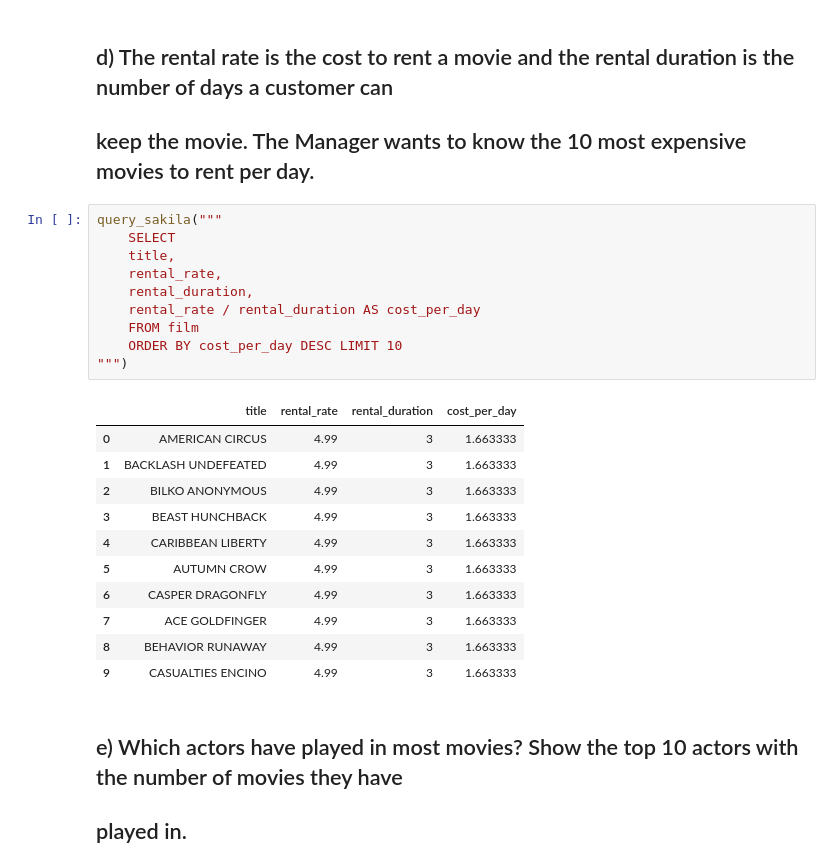
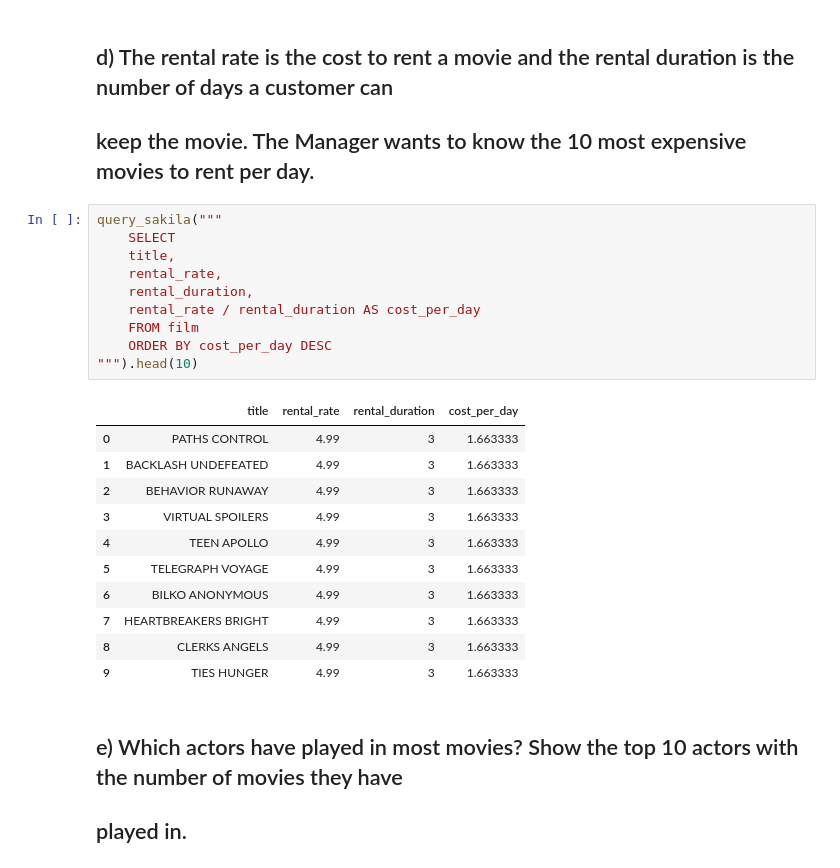
Before and after one commit to EdvinGlawing/sakila_lab_edvin_glawing, a Jupyter notebook: jupyter_notebook.ipynb, the cells around one changed output. Drawn from its saved outputs; the diff is of its cells as text.

```diff
--- a/jupyter_notebook.ipynb
+++ b/jupyter_notebook.ipynb
@@ -120,25 +120,25 @@ query_sakila("""
 # %%
 query_sakila("""
     SELECT
     title,
     rental_rate,
     rental_duration,
     rental_rate / rental_duration AS cost_per_day
     FROM film
-    ORDER BY cost_per_day DESC LIMIT 10
-""")
+    ORDER BY cost_per_day DESC
+""").head(10)
 # %% [output]
 |  | title | rental_rate | rental_duration | cost_per_day |
-| 0 | AMERICAN CIRCUS | 4.99 | 3 | 1.663333 |
+| 0 | PATHS CONTROL | 4.99 | 3 | 1.663333 |
 | 1 | BACKLASH UNDEFEATED | 4.99 | 3 | 1.663333 |
-| 2 | BILKO ANONYMOUS | 4.99 | 3 | 1.663333 |
-| 3 | BEAST HUNCHBACK | 4.99 | 3 | 1.663333 |
-| 4 | CARIBBEAN LIBERTY | 4.99 | 3 | 1.663333 |
-| 5 | AUTUMN CROW | 4.99 | 3 | 1.663333 |
-| 6 | CASPER DRAGONFLY | 4.99 | 3 | 1.663333 |
-| 7 | ACE GOLDFINGER | 4.99 | 3 | 1.663333 |
-| 8 | BEHAVIOR RUNAWAY | 4.99 | 3 | 1.663333 |
-| 9 | CASUALTIES ENCINO | 4.99 | 3 | 1.663333 |
+| 2 | BEHAVIOR RUNAWAY | 4.99 | 3 | 1.663333 |
+| 3 | VIRTUAL SPOILERS | 4.99 | 3 | 1.663333 |
+| 4 | TEEN APOLLO | 4.99 | 3 | 1.663333 |
+| 5 | TELEGRAPH VOYAGE | 4.99 | 3 | 1.663333 |
+| 6 | BILKO ANONYMOUS | 4.99 | 3 | 1.663333 |
+| 7 | HEARTBREAKERS BRIGHT | 4.99 | 3 | 1.663333 |
+| 8 | CLERKS ANGELS | 4.99 | 3 | 1.663333 |
+| 9 | TIES HUNGER | 4.99 | 3 | 1.663333 |
 # %% [markdown]
 ## e) Which actors have played in most movies? Show the top 10 actors with the number of movies they have
 ## played in.
```
Also changed, not shown: parts of 13 cells of this notebook.
